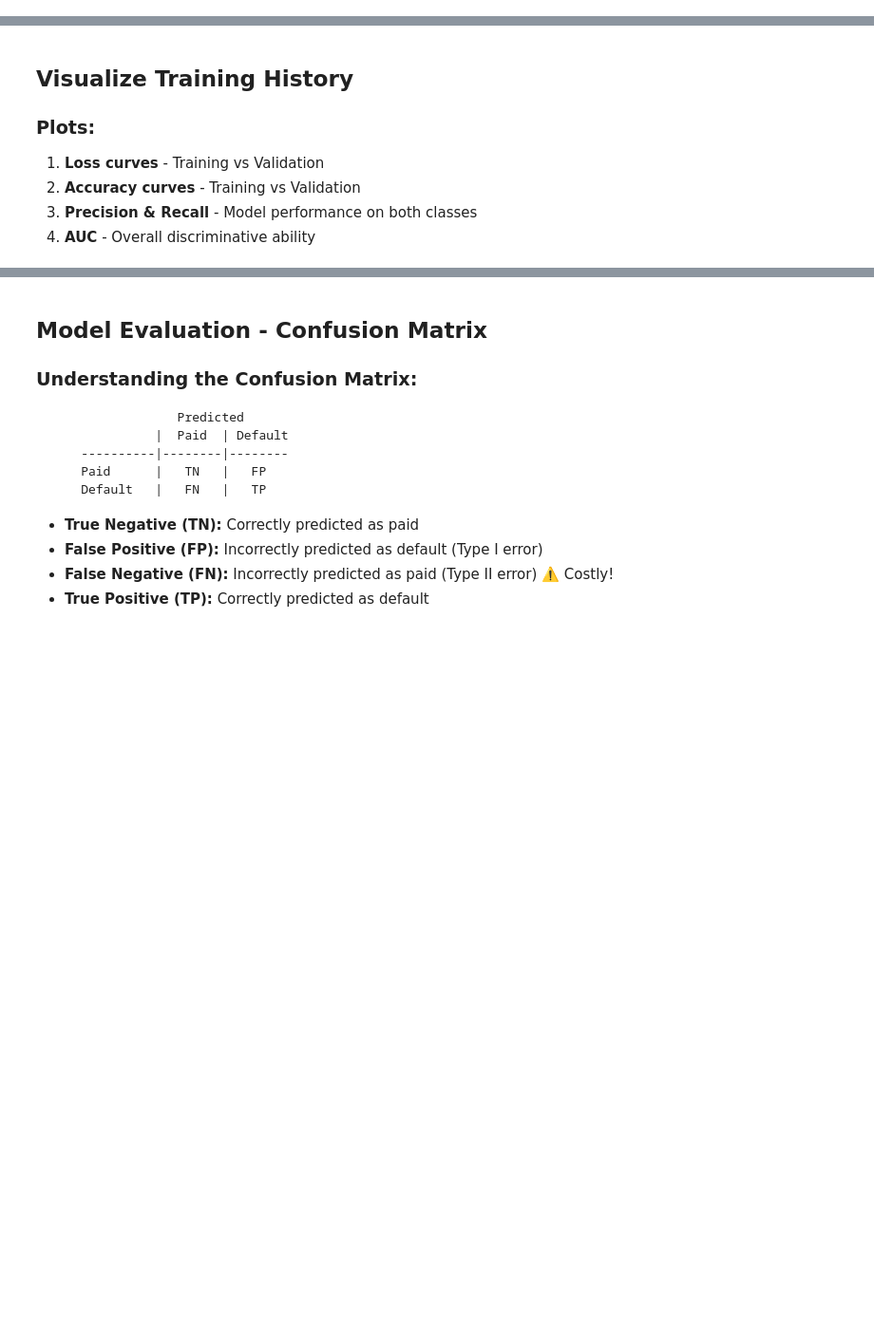
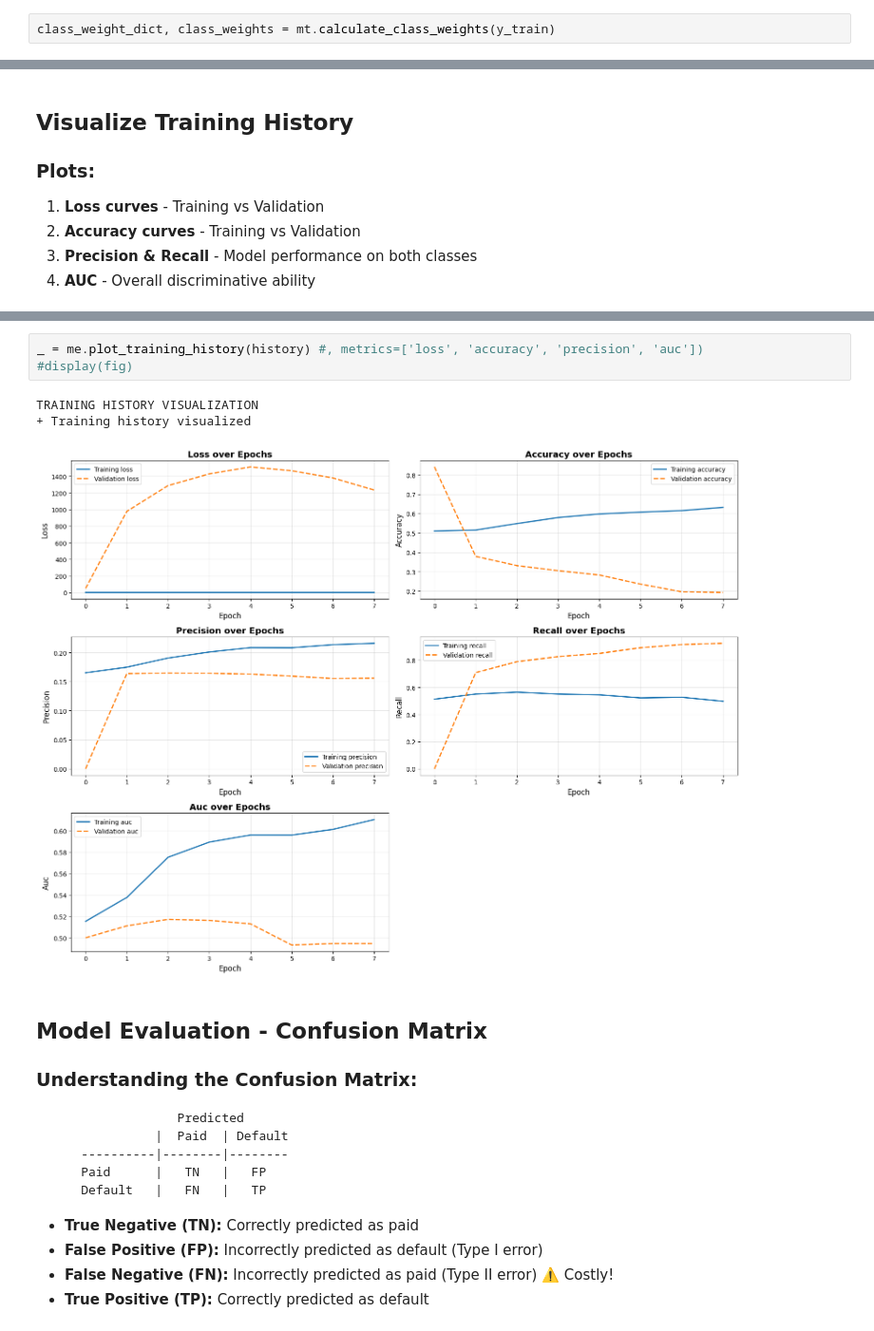
Before and after one commit to rlogwood/fs-rl-notebooks, a Jupyter notebook: assignments/unit4_deep_learning_with_tensorflow_and_keras/Unit4_CourseEndProject/LendingClubLoanDataAnalysis/LendingClubLoanDataAnalysis_v2.ipynb, the cells around one changed output, grey strips where cells are left out. Shown at 95% size. Drawn from its saved outputs; the diff is of its cells as text; blank space fills up the shorter version.

```diff
--- a/assignments/unit4_deep_learning_with_tensorflow_and_keras/Unit4_CourseEndProject/LendingClubLoanDataAnalysis/LendingClubLoanDataAnalysis_v2.ipynb
+++ b/assignments/unit4_deep_learning_with_tensorflow_and_keras/Unit4_CourseEndProject/LendingClubLoanDataAnalysis/LendingClubLoanDataAnalysis_v2.ipynb
@@ -629,0 +603,2 @@ Calculated Class Weights:
+# %%
+class_weight_dict, class_weights = mt.calculate_class_weights(y_train)
@@ -838,3 +750,10 @@ TRAINING HISTORY VISUALIZATION
+# %%
+_ = me.plot_training_history(history) #, metrics=['loss', 'accuracy', 'precision', 'auc'])
+#display(fig)
+# %% [output]
+TRAINING HISTORY VISUALIZATION
++ Training history visualized
+[figure, added]
 # %% [markdown]
 ## Model Evaluation - Confusion Matrix
 
```
Also changed, not shown: parts of 26 cells of this notebook, 1 other file.
